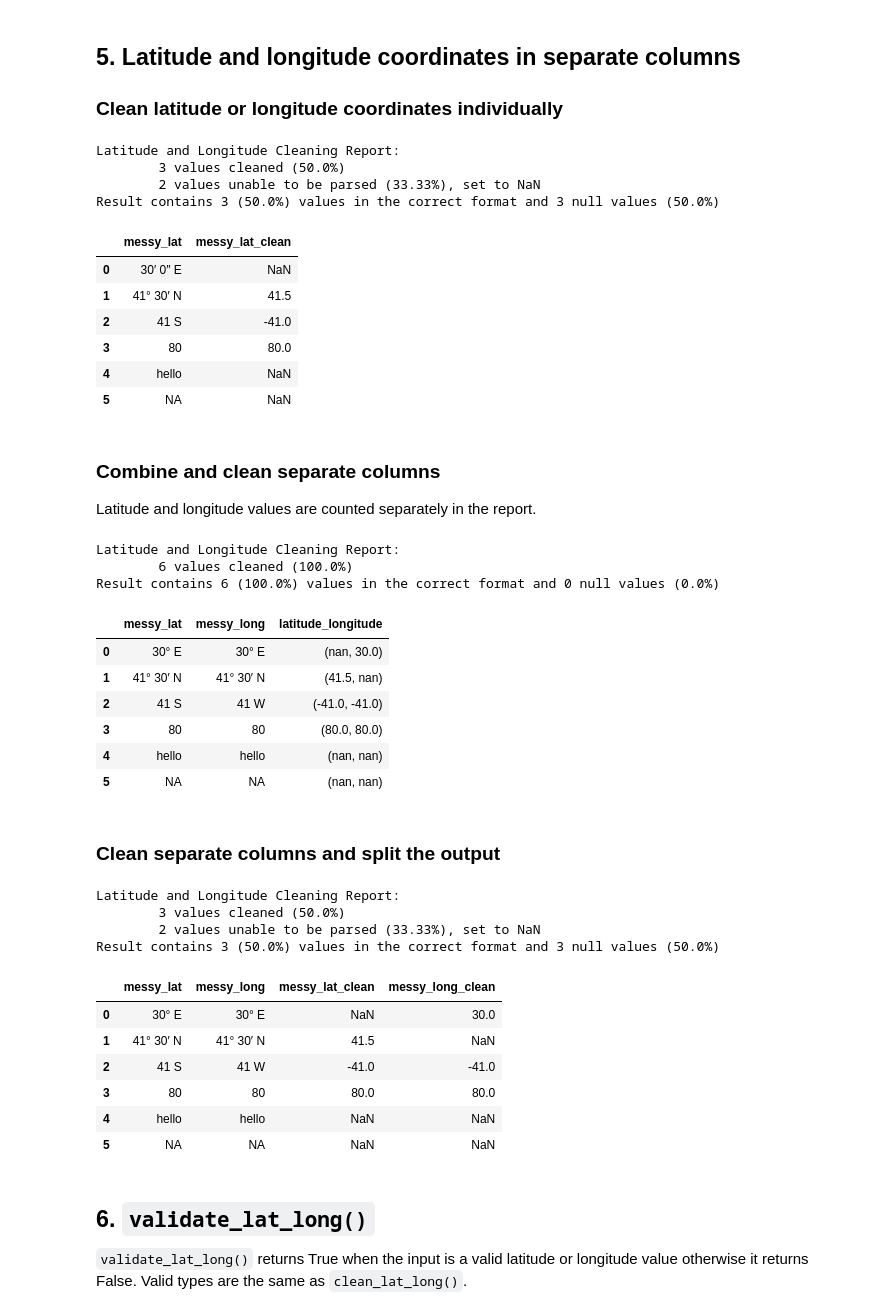
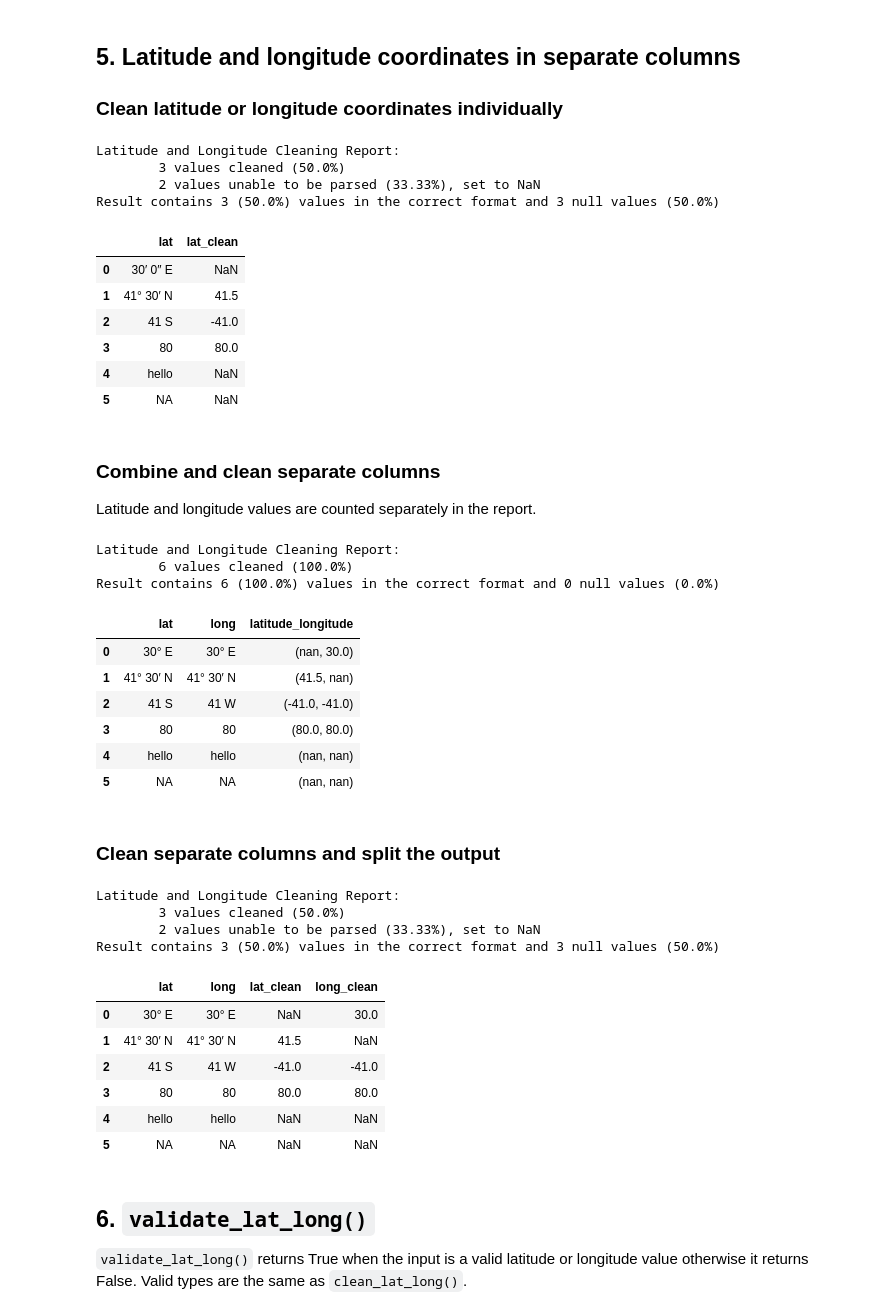
Before and after one commit to sfu-db/dataprep, a Jupyter notebook: docs/source/user_guide/clean/clean_lat_long.ipynb, the cells around one changed output. Cells and saved outputs as stored; diff of their text form; code cells hidden in the pictures.

```diff
--- a/docs/source/user_guide/clean/clean_lat_long.ipynb
+++ b/docs/source/user_guide/clean/clean_lat_long.ipynb
@@ -35,11 +36,12 @@ The following sections demonstrate the functionality of `clean_lat_long()` and `
 # %%
 import pandas as pd
 import numpy as np
-df = pd.DataFrame({"messy_lat_long":
-                   [(41.5, -81.0), "41.5;-81.0", "41.5,-81.0", "41.5 -81.0",
-                    "41.5° N, 81.0° W", "41.5 S;81.0 E", "-41.5 S;81.0 E",
-                    "23 26m 22s N 23 27m 30s E", "23 26' 22\" N 23 27' 30\" E",
-                    "UT: N 39°20' 0'' / W 74°35' 0''", "hello", np.nan, "NULL"]
-                  })
+df = pd.DataFrame({
+    "lat_long":
+    [(41.5, -81.0), "41.5;-81.0", "41.5,-81.0", "41.5 -81.0",
+     "41.5° N, 81.0° W", "41.5 S;81.0 E", "-41.5 S;81.0 E",
+     "23 26m 22s N 23 27m 30s E", "23 26' 22\" N 23 27' 30\" E",
+     "UT: N 39°20' 0'' / W 74°35' 0''", "hello", np.nan, "NULL"]
+})
 df
 # %% [output]
@@ -211,7 +215,7 @@ Result contains 9 (69.23%) values in the correct format and 4 null values (30.77
 This just deletes the given column from the returned dataframe.
 A new column containing cleaned coordinates is added with a title in the format `"{original title}_clean"`.
 # %%
-clean_lat_long(df, "messy_lat_long", inplace=True)
+clean_lat_long(df, "lat_long", inplace=True)
 # %% [output]
 Latitude and Longitude Cleaning Report:
         8 values cleaned (61.54%)
@@ -234,7 +238,7 @@ Result contains 9 (69.23%) values in the correct format and 4 null values (30.77
 # %% [markdown]
 ### `inplace` and `split`
 # %%
-clean_lat_long(df, "messy_lat_long", split=True, inplace=True)
+clean_lat_long(df, "lat_long", split=True, inplace=True)
 # %% [output]
 Latitude and Longitude Cleaning Report:
         9 values cleaned (69.23%)
@@ -259,14 +263,14 @@ Result contains 9 (69.23%) values in the correct format and 4 null values (30.77
 
 ### Clean latitude or longitude coordinates individually
 # %%
-df = pd.DataFrame({"messy_lat": [" 30′ 0″ E", "41° 30′ N", "41 S", "80", "hello", "NA"]})
-clean_lat_long(df, lat_col="messy_lat")
+df = pd.DataFrame({"lat": [" 30′ 0″ E", "41° 30′ N", "41 S", "80", "hello", "NA"]})
+clean_lat_long(df, lat_col="lat")
 # %% [output]
 Latitude and Longitude Cleaning Report:
         3 values cleaned (50.0%)
         2 values unable to be parsed (33.33%), set to NaN
 Result contains 3 (50.0%) values in the correct format and 3 null values (50.0%)
-|  | messy_lat | messy_lat_clean |
+|  | lat | lat_clean |
 | 0 | 30′ 0″ E | NaN |
 | 1 | 41° 30′ N | 41.5 |
 | 2 | 41 S | -41.0 |
@@ -278,14 +282,14 @@ Result contains 3 (50.0%) values in the correct format and 3 null values (50.0%)
 
 Latitude and longitude values are counted separately in the report.
 # %%
-df = pd.DataFrame({"messy_lat": ["30° E", "41° 30′ N", "41 S", "80", "hello", "NA"],
-                      "messy_long": ["30° E", "41° 30′ N", "41 W", "80", "hello", "NA"]})
-clean_lat_long(df, lat_col="messy_lat", long_col="messy_long")
+df = pd.DataFrame({"lat": ["30° E", "41° 30′ N", "41 S", "80", "hello", "NA"],
+                      "long": ["30° E", "41° 30′ N", "41 W", "80", "hello", "NA"]})
+clean_lat_long(df, lat_col="lat", long_col="long")
 # %% [output]
 Latitude and Longitude Cleaning Report:
         6 values cleaned (100.0%)
 Result contains 6 (100.0%) values in the correct format and 0 null values (0.0%)
-|  | messy_lat | messy_long | latitude_longitude |
+|  | lat | long | latitude_longitude |
 | 0 | 30° E | 30° E | (nan, 30.0) |
 | 1 | 41° 30′ N | 41° 30′ N | (41.5, nan) |
 | 2 | 41 S | 41 W | (-41.0, -41.0) |
@@ -295,13 +299,13 @@ Result contains 6 (100.0%) values in the correct format and 0 null values (0.0%)
 # %% [markdown]
 ### Clean separate columns and split the output
 # %%
-clean_lat_long(df, lat_col="messy_lat", long_col="messy_long", split=True)
+clean_lat_long(df, lat_col="lat", long_col="long", split=True)
 # %% [output]
 Latitude and Longitude Cleaning Report:
         3 values cleaned (50.0%)
         2 values unable to be parsed (33.33%), set to NaN
 Result contains 3 (50.0%) values in the correct format and 3 null values (50.0%)
-|  | messy_lat | messy_long | messy_lat_clean | messy_long_clean |
+|  | lat | long | lat_clean | long_clean |
 | 0 | 30° E | 30° E | NaN | 30.0 |
 | 1 | 41° 30′ N | 41° 30′ N | 41.5 | NaN |
 | 2 | 41 S | 41 W | -41.0 | -41.0 |
```
Also changed, not shown: parts of 14 cells of this notebook, 13 other files.
